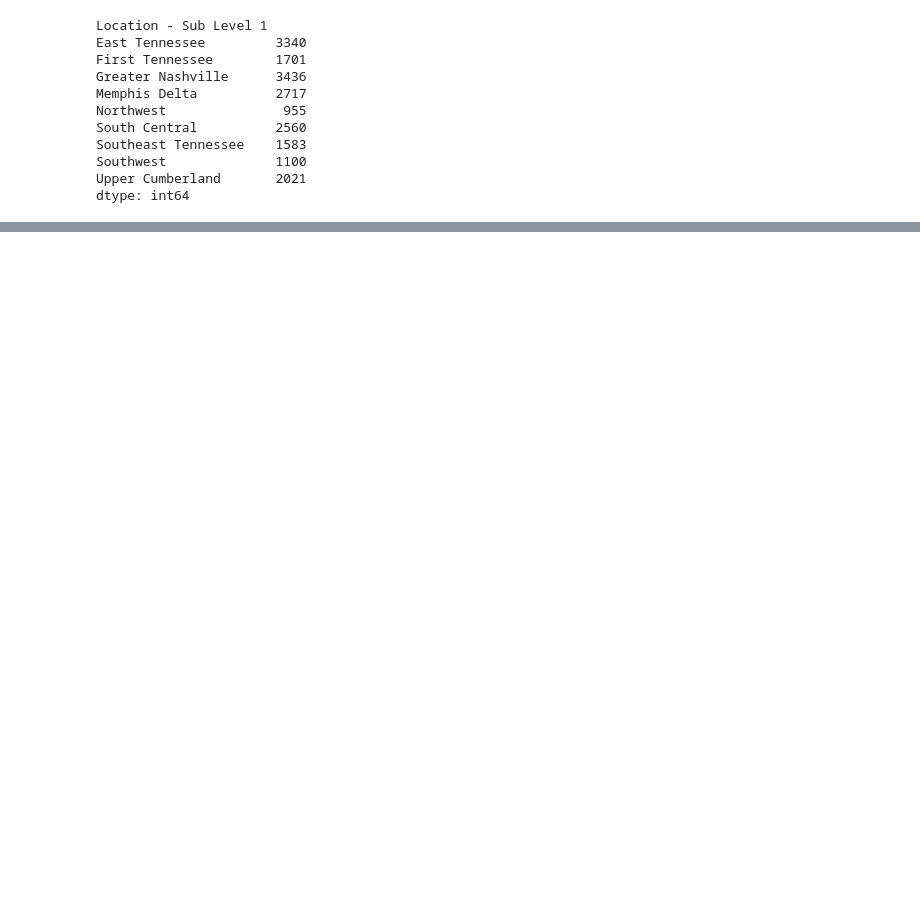
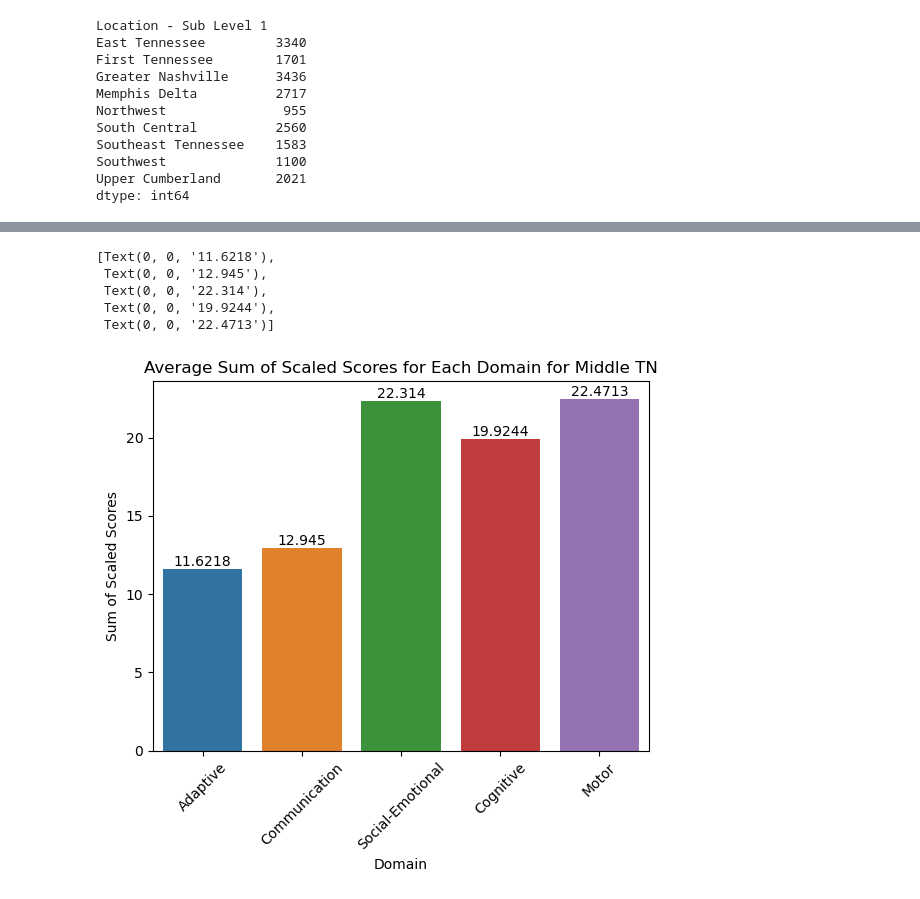
Before and after one commit to NSS-Data-Analytics-Cohort-10/teis-concat-dog, a Jupyter notebook: notebooks/teis-rushi.ipynb, the cells around one changed output, grey strips where cells are left out. Drawn from its saved outputs; the diff is of its cells as text; code cells hidden in the pictures; blank space fills up the shorter version.

```diff
--- a/notebooks/teis-rushi.ipynb
+++ b/notebooks/teis-rushi.ipynb
@@ -243,0 +301,16 @@ dataset[]
+# %%
+ss_avg_mid = [dataset[dataset['Location_Group']=='Middle TN']['Adaptive_Sum_of_Scaled_Scores'].mean(), dataset[dataset['Location_Group']=='Middle TN']['Communication_Sum_of_Scaled_Scores'].mean(), dataset[dataset['Location_Group']=='Middle TN']['Social_Emotional_Sum_of_Scaled_Scores'].mean(), dataset[dataset['Location_Group']=='Middle TN']['Cognitive_Sum_of_Scaled_Scores'].mean(), dataset[dataset['Location_Group']=='Middle TN']['Motor_Sum_of_Scaled_Scores'].mean()]
+
+ss_avg_mid_barplot = sns.barplot(x=domains,y=ss_avg_mid)
+plt.xlabel("Domain")
+plt.ylabel("Sum of Scaled Scores")
+plt.title("Average Sum of Scaled Scores for Each Domain for Middle TN")
+plt.xticks(rotation=45)
+ss_avg_mid_barplot.bar_label(ss_avg_mid_barplot.containers[0])
+# %% [output]
+[Text(0, 0, '11.6218'),
+ Text(0, 0, '12.945'),
+ Text(0, 0, '22.314'),
+ Text(0, 0, '19.9244'),
+ Text(0, 0, '22.4713')]
+[figure, added]
```
Also changed, not shown: parts of 17 cells of this notebook, 7 other files.
